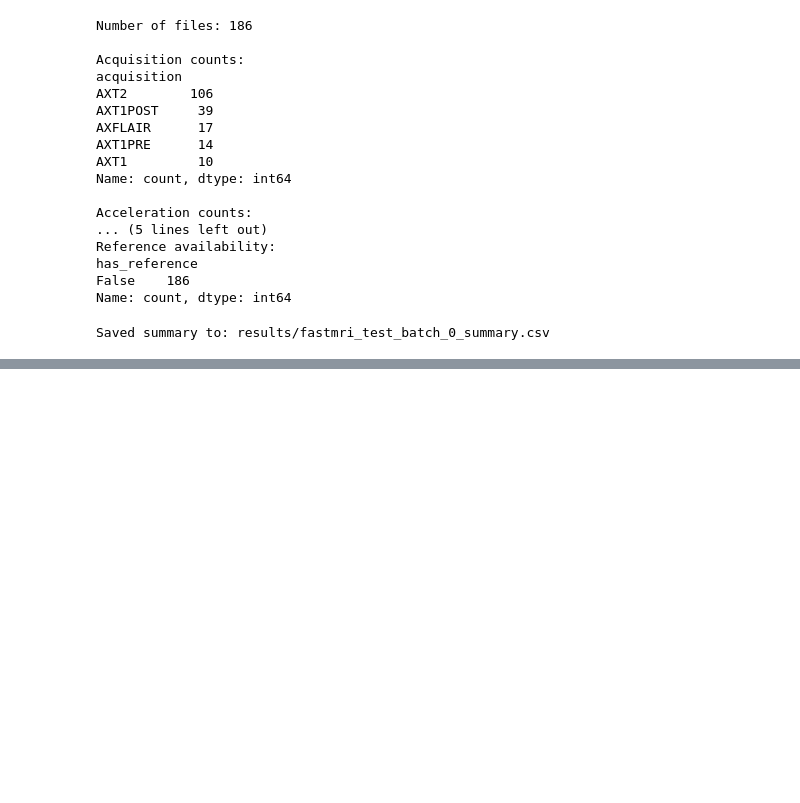
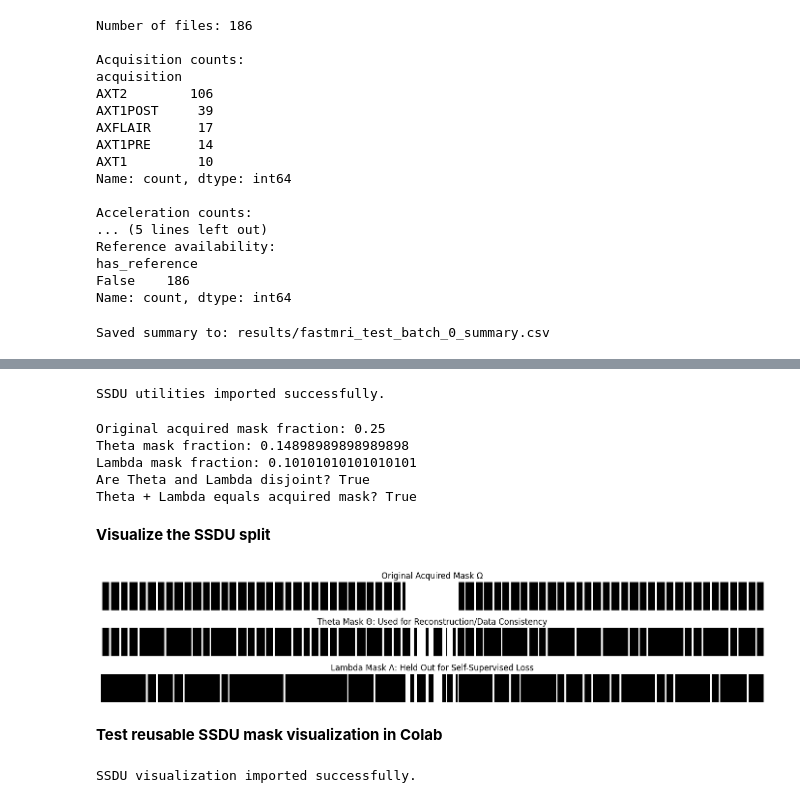
Before and after one commit to SILAS-RANSFORD-OSEI/reliability-aware-ssdu-mri, a Jupyter notebook: notebooks/01_real_fastmri_zero_filled_reconstruction.ipynb, the cells around one changed output, grey strips where cells are left out. Saved outputs shown, nothing was run; the diff lists cells and outputs as text; code cells hidden in the pictures; blank space fills up the shorter version.

Commit message:
Update notebook with SSDU mask split visualization

```diff
--- a/notebooks/01_real_fastmri_zero_filled_reconstruction.ipynb
+++ b/notebooks/01_real_fastmri_zero_filled_reconstruction.ipynb
@@ -443,0 +454,69 @@ total 16K
+# %%
+import sys
+sys.path.insert(0, "/content/reliability-aware-ssdu-mri/src")
+
+from ssdu import split_acquired_mask, check_disjoint_masks, mask_fraction
+
+print("SSDU utilities imported successfully.")
+# %% [output]
+SSDU utilities imported successfully.
+# %%
+theta_mask, lambda_mask = split_acquired_mask(
+    mask=data["mask"],
+    rho=0.4,
+    seed=42
+)
+
+print("Original acquired mask fraction:", mask_fraction(data["mask"]))
+print("Theta mask fraction:", mask_fraction(theta_mask))
+print("Lambda mask fraction:", mask_fraction(lambda_mask))
+print("Are Theta and Lambda disjoint?", check_disjoint_masks(theta_mask, lambda_mask))
+print("Theta + Lambda equals acquired mask?", ((theta_mask + lambda_mask) == data["mask"]).all())
+# %% [output]
+Original acquired mask fraction: 0.25
+Theta mask fraction: 0.14898989898989898
+Lambda mask fraction: 0.10101010101010101
+Are Theta and Lambda disjoint? True
+Theta + Lambda equals acquired mask? True
+# %% [markdown]
+**Visualize the SSDU split**
+# %%
+import matplotlib.pyplot as plt
+
+plt.figure(figsize=(14, 3))
+
+plt.subplot(3, 1, 1)
+plt.imshow(data["mask"][None, :], cmap="gray", aspect="auto")
+plt.title("Original Acquired Mask Ω")
+plt.axis("off")
+
+plt.subplot(3, 1, 2)
+plt.imshow(theta_mask[None, :], cmap="gray", aspect="auto")
+plt.title("Theta Mask Θ: Used for Reconstruction/Data Consistency")
+plt.axis("off")
+
+plt.subplot(3, 1, 3)
+plt.imshow(lambda_mask[None, :], cmap="gray", aspect="auto")
+plt.title("Lambda Mask Λ: Held Out for Self-Supervised Loss")
+plt.axis("off")
+
+plt.tight_layout()
+plt.show()
+# %% [output]
+[figure, added]
+# %% [markdown]
+**Test reusable SSDU mask visualization in Colab**
+# %%
+import sys
+import importlib
+
+sys.path.insert(0, "/content/reliability-aware-ssdu-mri/src")
+
+import visualization
+importlib.reload(visualization)
+
+from visualization import show_ssdu_masks
+
+print("SSDU visualization imported successfully.")
+# %% [output]
+SSDU visualization imported successfully.
```
Also changed, not shown: parts of 5 cells of this notebook.
